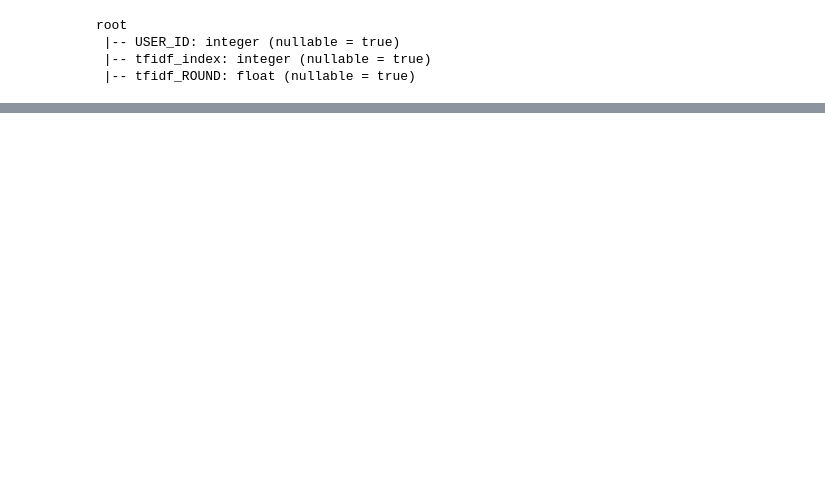
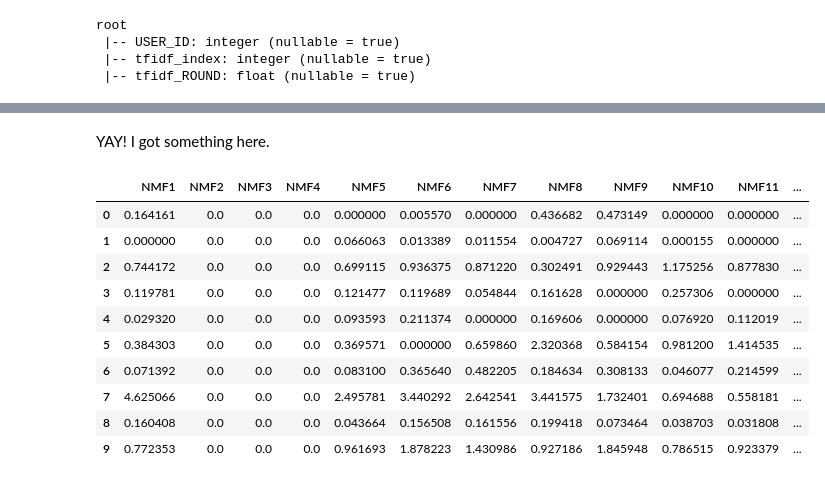
Before and after one commit to keisukeirie/Amazon_review_helpfulness_prediction_SPARK, a Jupyter notebook: Spark_process_2_TFIDF_NMF.ipynb, the cells around one changed output, grey strips where cells are left out. Drawn from its saved outputs; the diff is of its cells as text; code cells hidden in the pictures; blank space fills up the shorter version.

```diff
--- a/Spark_process_2_TFIDF_NMF.ipynb
+++ b/Spark_process_2_TFIDF_NMF.ipynb
@@ -366,0 +395,29 @@ featurizedData.select("rawFeatures").collect()
+# %% [markdown]
+YAY! I got something here.
+# %%
+NMF_res = NMF_results.values().collect()
+# %%
+np_NMF = np.array(NMF_res)
+pd_NMF = pd.DataFrame(np_NMF)
+# %%
+Pd_NMF = pd_NMF.rename(columns ={0:"NMF1", 1:"NMF2", 2:"NMF3", 3:"NMF4", 4:"NMF5", 5:"NMF6", 6:"NMF7",\
+                                 7:"NMF8", 8:"NMF9", 9:"NMF10", 10:"NMF11", 11:"NMF12", 12:"NMF13",\
+                                 13:"NMF14", 14:"NMF15"})
+# %%
+Pd_NMF['cust_id'] = Pd_NMF.index
+#I'm repeating this step so that spark recognize cust_id as a feature and not as an index feature.
+pd_NMF['cust_id2'] = Pd_NMF['cust_id']
+# %%
+pd_NMF.head(10)
+# %% [output]
+|  | NMF1 | NMF2 | NMF3 | NMF4 | NMF5 | NMF6 | NMF7 | NMF8 | NMF9 | NMF10 | NMF11 | ... |
+| 0 | 0.164161 | 0.0 | 0.0 | 0.0 | 0.000000 | 0.005570 | 0.000000 | 0.436682 | 0.473149 | 0.000000 | 0.000000 | ... |
+| 1 | 0.000000 | 0.0 | 0.0 | 0.0 | 0.066063 | 0.013389 | 0.011554 | 0.004727 | 0.069114 | 0.000155 | 0.000000 | ... |
+| 2 | 0.744172 | 0.0 | 0.0 | 0.0 | 0.699115 | 0.936375 | 0.871220 | 0.302491 | 0.929443 | 1.175256 | 0.877830 | ... |
+| 3 | 0.119781 | 0.0 | 0.0 | 0.0 | 0.121477 | 0.119689 | 0.054844 | 0.161628 | 0.000000 | 0.257306 | 0.000000 | ... |
+| 4 | 0.029320 | 0.0 | 0.0 | 0.0 | 0.093593 | 0.211374 | 0.000000 | 0.169606 | 0.000000 | 0.076920 | 0.112019 | ... |
+| 5 | 0.384303 | 0.0 | 0.0 | 0.0 | 0.369571 | 0.000000 | 0.659860 | 2.320368 | 0.584154 | 0.981200 | 1.414535 | ... |
+| 6 | 0.071392 | 0.0 | 0.0 | 0.0 | 0.083100 | 0.365640 | 0.482205 | 0.184634 | 0.308133 | 0.046077 | 0.214599 | ... |
+| 7 | 4.625066 | 0.0 | 0.0 | 0.0 | 2.495781 | 3.440292 | 2.642541 | 3.441575 | 1.732401 | 0.694688 | 0.558181 | ... |
+| 8 | 0.160408 | 0.0 | 0.0 | 0.0 | 0.043664 | 0.156508 | 0.161556 | 0.199418 | 0.073464 | 0.038703 | 0.031808 | ... |
+| 9 | 0.772353 | 0.0 | 0.0 | 0.0 | 0.961693 | 1.878223 | 1.430986 | 0.927186 | 1.845948 | 0.786515 | 0.923379 | ... |
```
Also changed, not shown: parts of 66 cells of this notebook.
